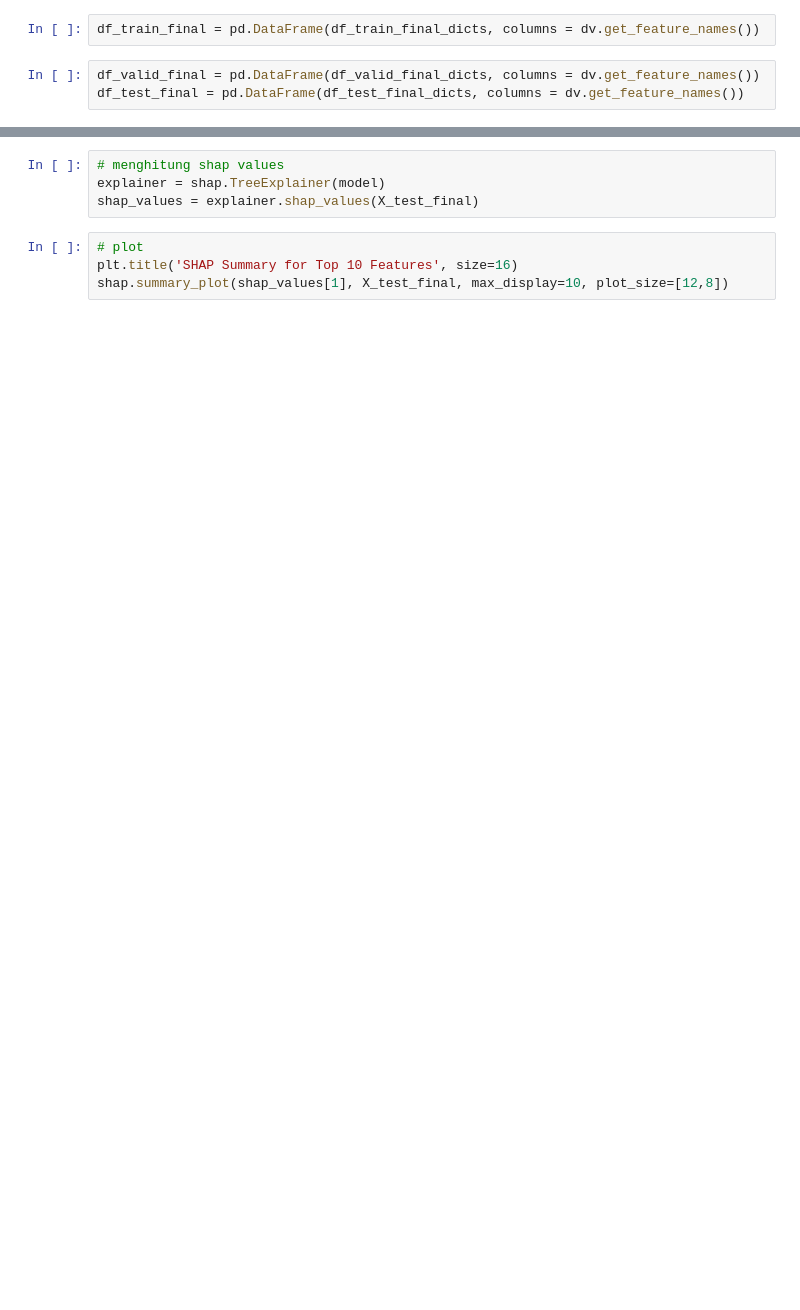
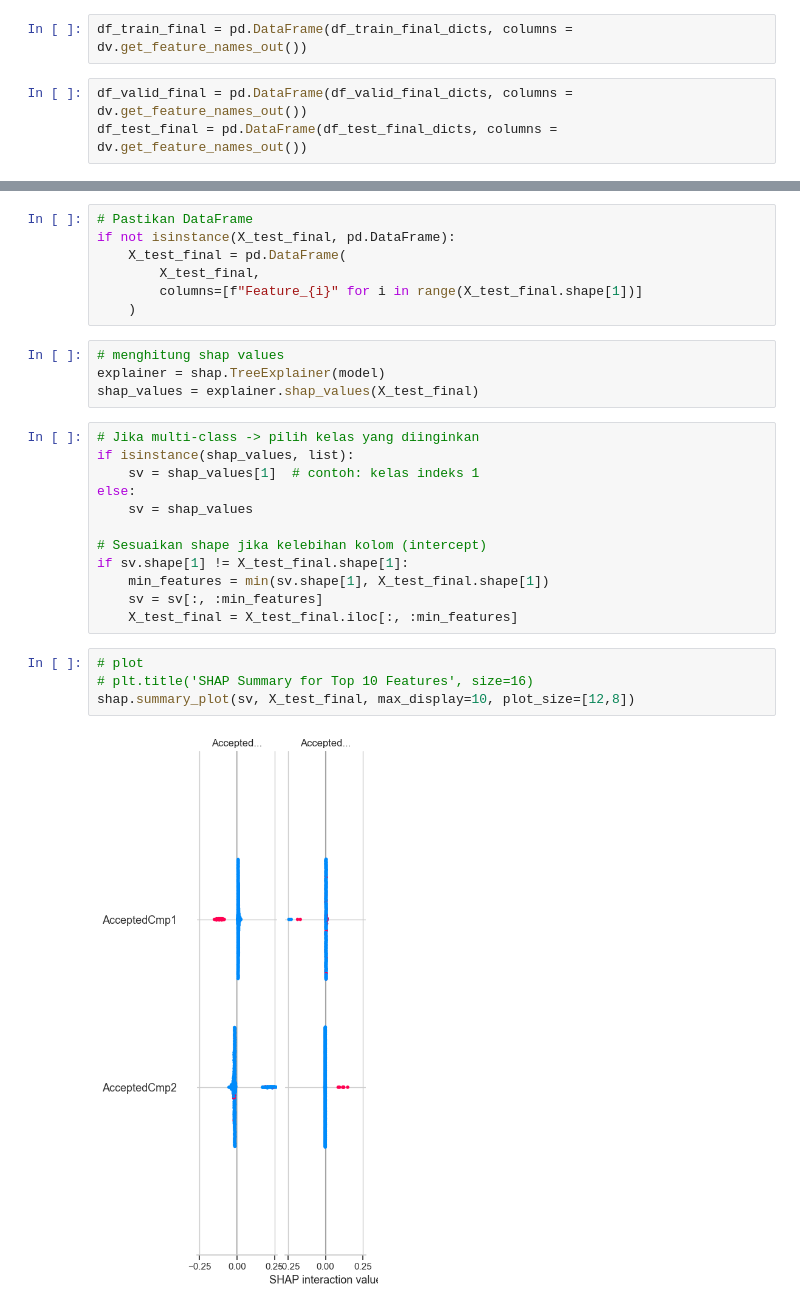
Before and after one commit to MuhammadRafiFarhan/Belajar-Data-Analysis, a Jupyter notebook: Marketing-Analytics/marketing_analysis.ipynb, the cells around one changed output, grey strips where cells are left out. Saved outputs shown, nothing was run; the diff lists cells and outputs as text; blank space fills up the shorter version.

```diff
--- a/Marketing-Analytics/marketing_analysis.ipynb
+++ b/Marketing-Analytics/marketing_analysis.ipynb
@@ -761,10 +947,10 @@ df_train_final_dicts = dv.fit_transform(df_train_final_dicts)
 df_valid_final_dicts = dv.transform(df_valid_final_dicts)
 df_test_final_dicts = dv.transform(df_test_final_dicts)
 # %%
-df_train_final = pd.DataFrame(df_train_final_dicts, columns = dv.get_feature_names())
+df_train_final = pd.DataFrame(df_train_final_dicts, columns = dv.get_feature_names_out())
 # %%
-df_valid_final = pd.DataFrame(df_valid_final_dicts, columns = dv.get_feature_names())
-df_test_final = pd.DataFrame(df_test_final_dicts, columns = dv.get_feature_names())
+df_valid_final = pd.DataFrame(df_valid_final_dicts, columns = dv.get_feature_names_out())
+df_test_final = pd.DataFrame(df_test_final_dicts, columns = dv.get_feature_names_out())
 # %% [markdown]
 # Modelling
 # %% [markdown]
@@ -819,11 +1017,32 @@ print('RandomForest ROCAUC Result:' , roc_auc_score(y_test_final, y_test_pred).r
 # Interpretation
 # %%
 import shap
+# %%
+# Pastikan DataFrame
+if not isinstance(X_test_final, pd.DataFrame):
+    X_test_final = pd.DataFrame(
+        X_test_final,
+        columns=[f"Feature_{i}" for i in range(X_test_final.shape[1])]
+    )
 # %%
 # menghitung shap values
 explainer = shap.TreeExplainer(model)
 shap_values = explainer.shap_values(X_test_final)
+# %%
+# Jika multi-class -> pilih kelas yang diinginkan
+if isinstance(shap_values, list):
+    sv = shap_values[1]  # contoh: kelas indeks 1
+else:
+    sv = shap_values
+
+# Sesuaikan shape jika kelebihan kolom (intercept)
+if sv.shape[1] != X_test_final.shape[1]:
+    min_features = min(sv.shape[1], X_test_final.shape[1])
+    sv = sv[:, :min_features]
+    X_test_final = X_test_final.iloc[:, :min_features]
 # %%
 # plot
-plt.title('SHAP Summary for Top 10 Features', size=16)
-shap.summary_plot(shap_values[1], X_test_final, max_display=10, plot_size=[12,8])
+# plt.title('SHAP Summary for Top 10 Features', size=16)
+shap.summary_plot(sv, X_test_final, max_display=10, plot_size=[12,8])
+# %% [output]
+[figure, added]
```
Also changed, not shown: parts of 40 cells of this notebook, 7 other files.
